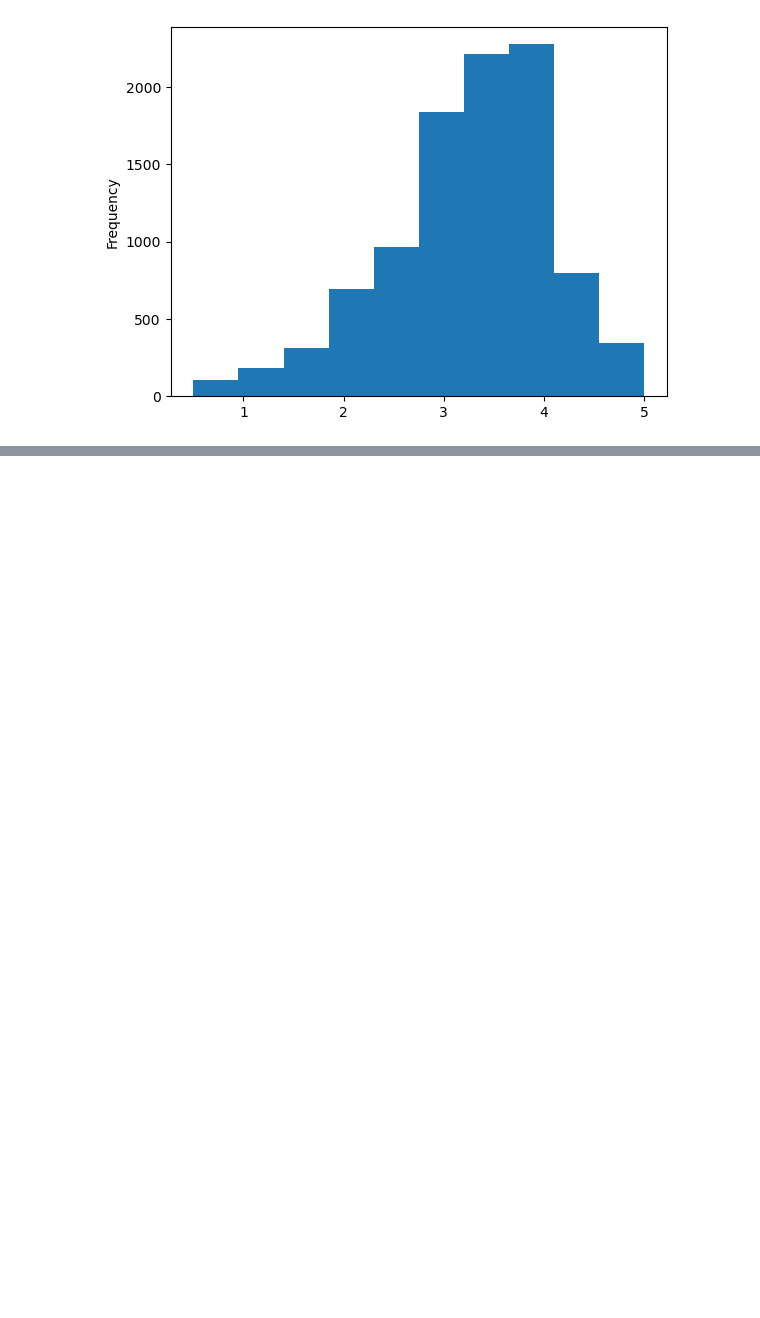
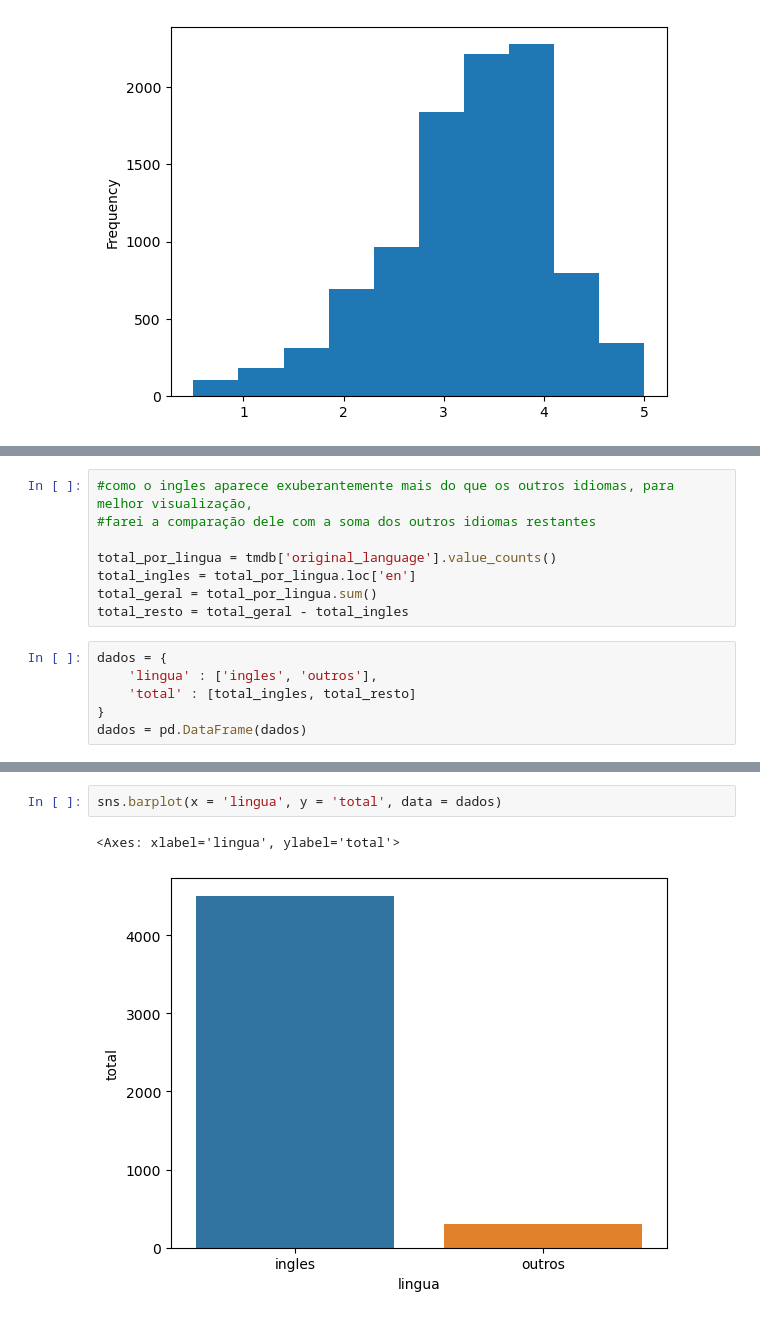
Before and after one commit to y-adeo/analise-exploratoria-filmes, a Jupyter notebook: analise/analise-avaliacoes.ipynb, the cells around one changed output, grey strips where cells are left out. Drawn from its saved outputs; the diff is of its cells as text; blank space fills up the shorter version.

```diff
--- a/analise/analise-avaliacoes.ipynb
+++ b/analise/analise-avaliacoes.ipynb
@@ -254,0 +318,14 @@ plt.hist(medias_por_filme)
+# %%
+#como o ingles aparece exuberantemente mais do que os outros idiomas, para melhor visualização,
+#farei a comparação dele com a soma dos outros idiomas restantes
+
+total_por_lingua = tmdb['original_language'].value_counts()
+total_ingles = total_por_lingua.loc['en']
+total_geral = total_por_lingua.sum()
+total_resto = total_geral - total_ingles
+# %%
+dados = {
+    'lingua' : ['ingles', 'outros'],
+    'total' : [total_ingles, total_resto]
+}
+dados = pd.DataFrame(dados)
@@ -254,0 +337,5 @@ plt.hist(medias_por_filme)
+# %%
+sns.barplot(x = 'lingua', y = 'total', data = dados)
+# %% [output]
+<Axes: xlabel='lingua', ylabel='total'>
+[figure, added]
```
Also changed, not shown: parts of 28 cells of this notebook.
